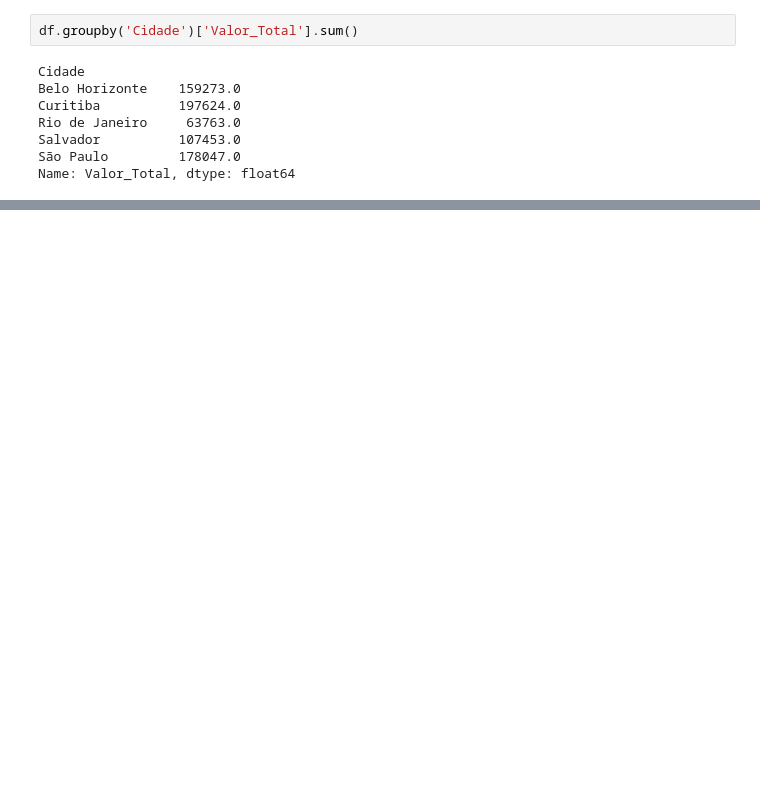
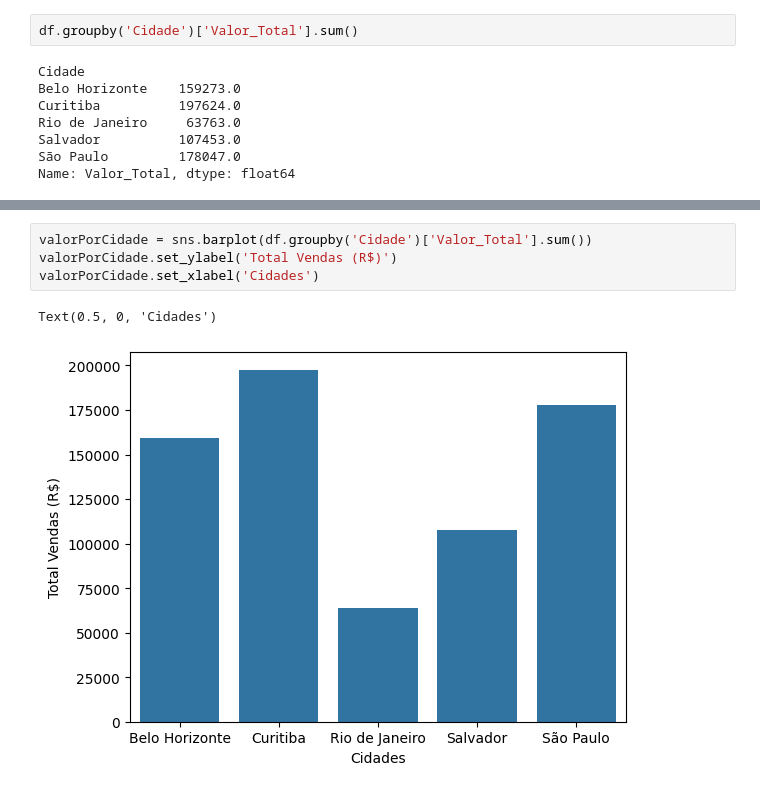
Before and after one commit to jailtonmonteiro/T-pico-03---An-lise-Explorat-ria-de-Dados--EDA-, a Jupyter notebook: notebooks/analise.ipynb, the cells around one changed output, grey strips where cells are left out. Drawn from its saved outputs; the diff is of its cells as text; blank space fills up the shorter version.

```diff
--- a/notebooks/analise.ipynb
+++ b/notebooks/analise.ipynb
@@ -74,0 +86,7 @@ Name: Valor_Total, dtype: float64
+# %%
+valorPorCidade = sns.barplot(df.groupby('Cidade')['Valor_Total'].sum())
+valorPorCidade.set_ylabel('Total Vendas (R$)')
+valorPorCidade.set_xlabel('Cidades')
+# %% [output]
+Text(0.5, 0, 'Cidades')
+[figure, added]
```
Also changed, not shown: parts of 4 cells of this notebook.
